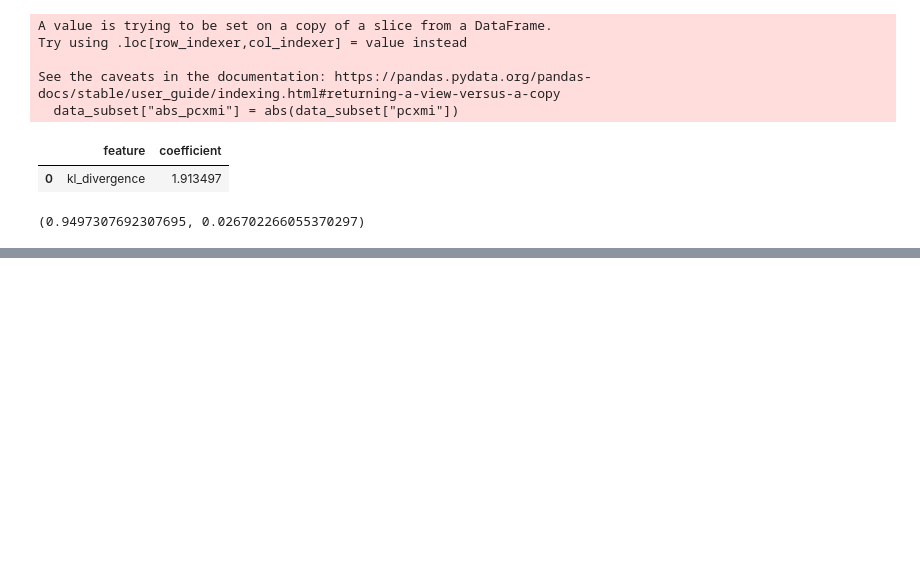
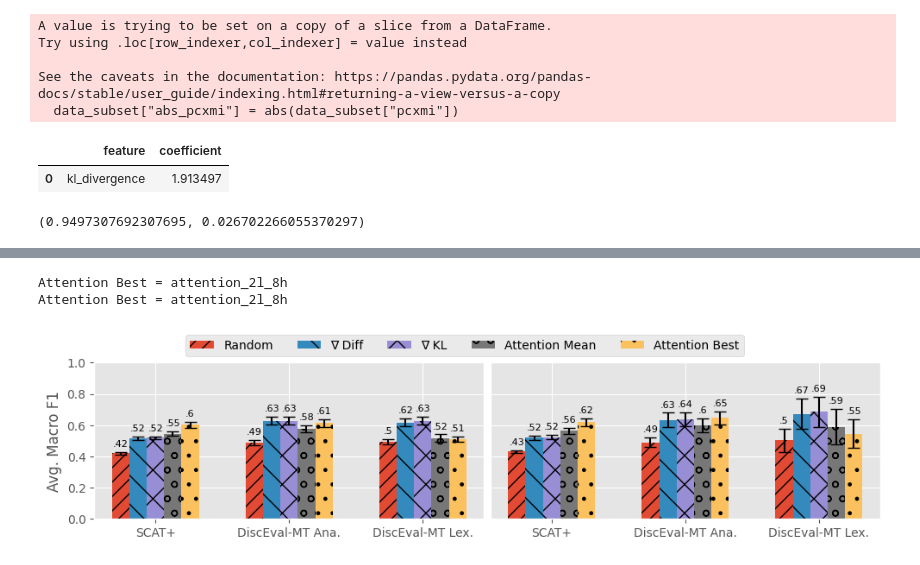
Before and after one commit to gsarti/pecore, a Jupyter notebook: notebooks/analysis.ipynb, the cells around one changed output, grey strips where cells are left out. Saved outputs shown, nothing was run; the diff lists cells and outputs as text; code cells hidden in the pictures; blank space fills up the shorter version.

```diff
--- a/notebooks/analysis.ipynb
+++ b/notebooks/analysis.ipynb
@@ -508,0 +1293,6 @@ KeyboardInterrupt:
+# %%
+plot_scores_per_model("marian-big-scat-target", ["all", "flipped"], step="cci", e2e="kl_divergence")
+# %% [output]
+Attention Best = attention_2l_8h
+Attention Best = attention_2l_8h
+[figure, added]
```
Also changed, not shown: parts of 32 cells of this notebook, 30 other files.
